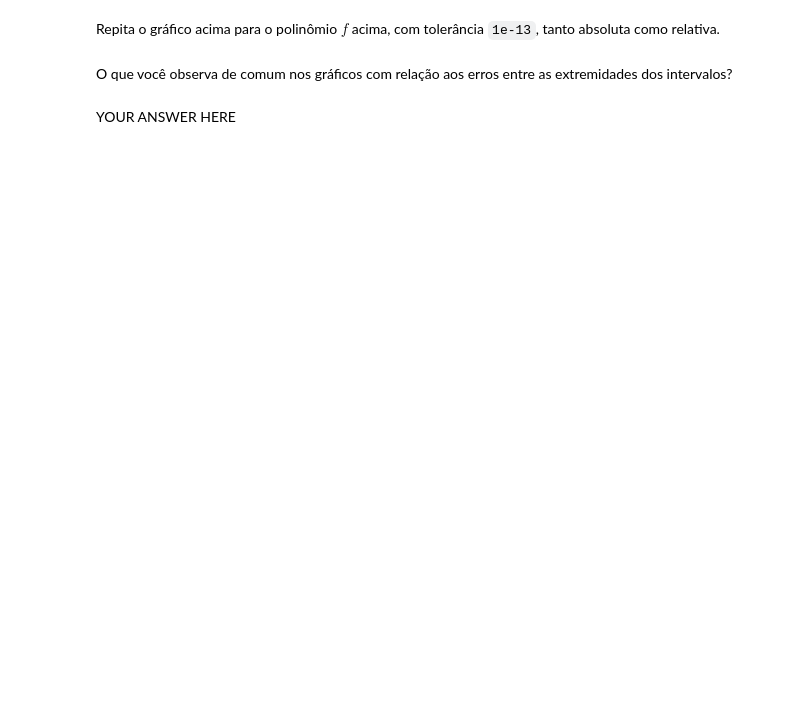
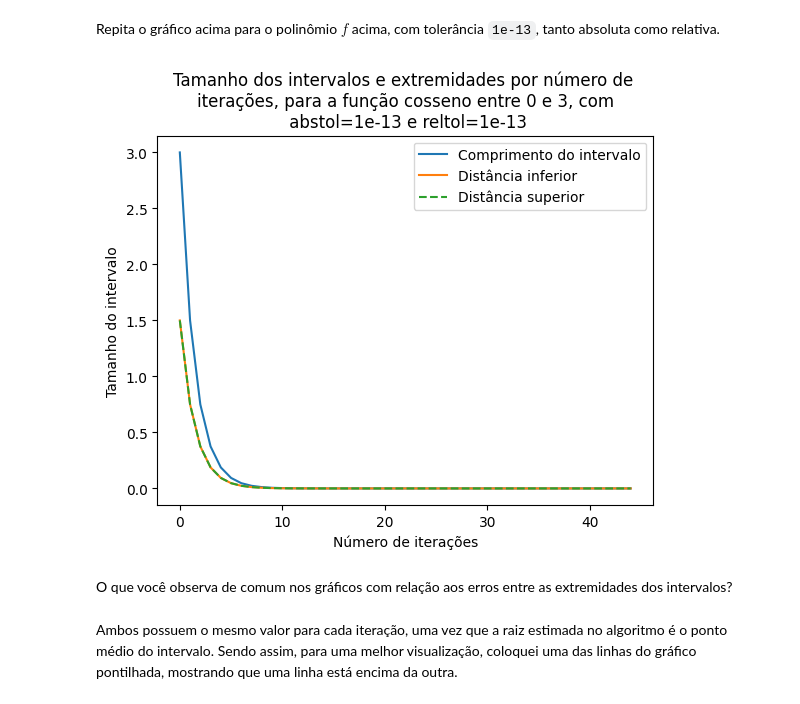
Before and after one commit to storino/sc-mae113, a Jupyter notebook: Teste2.ipynb, the cells around one changed output. Drawn from its saved outputs; the diff is of its cells as text; code cells hidden in the pictures; blank space fills up the shorter version.

```diff
--- a/Teste2.ipynb
+++ b/Teste2.ipynb
@@ -237,3 +264,31 @@ ax = plt.gca()
+# %%
+a, b = 0, 3
+
+lista_intervalos = bissecao_extremidades(np.cos, a, b, abstol=1e-13, reltol=1e-13)
+
+xs = np.arange(0, len(lista_intervalos))
+
+comprimento_intervalos = []
+distancia_inferior = []
+distancia_superior = []
+
+for extr in lista_intervalos:
+    m = (extr[0] + extr[1])/2
+    comprimento_intervalos.append(extr[1] - extr[0])
+    distancia_inferior.append(m - extr[0])
+    distancia_superior.append(extr[1] - m)
+
+plt.plot(xs, comprimento_intervalos, label="Comprimento do intervalo")
+plt.plot(xs, distancia_inferior, label="Distância inferior")
+plt.plot(xs, distancia_superior, label="Distância superior", linestyle="--")
+plt.legend()
+plt.xlabel("Número de iterações")
+plt.ylabel("Tamanho do intervalo")
+plt.title("Tamanho dos intervalos e extremidades por número de \niterações, para a função cosseno entre 0 e 3, com\n abstol=1e-13 e reltol=1e-13")
+
+ax = plt.gca()
+# %% [output]
+[figure, added]
 # %%
 assert len(ax.lines) == 3
 assert len(ax.get_legend().texts) == 3
@@ -242,5 +297,5 @@ for l in ax.lines:
     assert 40 <= len(l.get_xdata()) <= 45
 # %% [markdown]
 O que você observa de comum nos gráficos com relação aos erros entre as extremidades dos intervalos?
-# %% [markdown]
-YOUR ANSWER HERE
+# %% [markdown]
+Ambos possuem o mesmo valor para cada iteração, uma vez que a raiz estimada no algoritmo é o ponto médio do intervalo. Sendo assim, para uma melhor visualização, coloquei uma das linhas do gráfico pontilhada, mostrando que uma linha está encima da outra.
```
Also changed, not shown: parts of 5 cells of this notebook.
